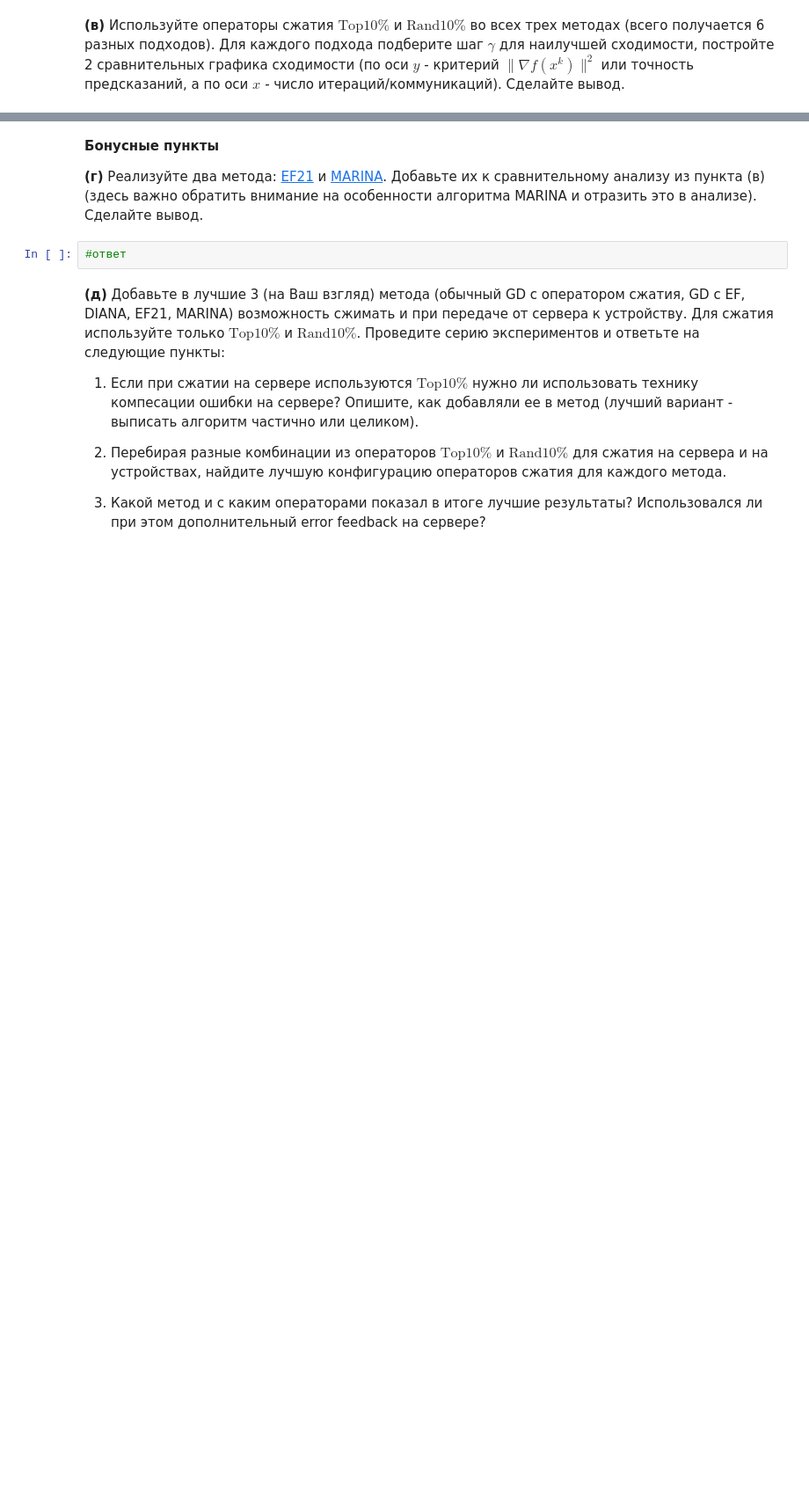
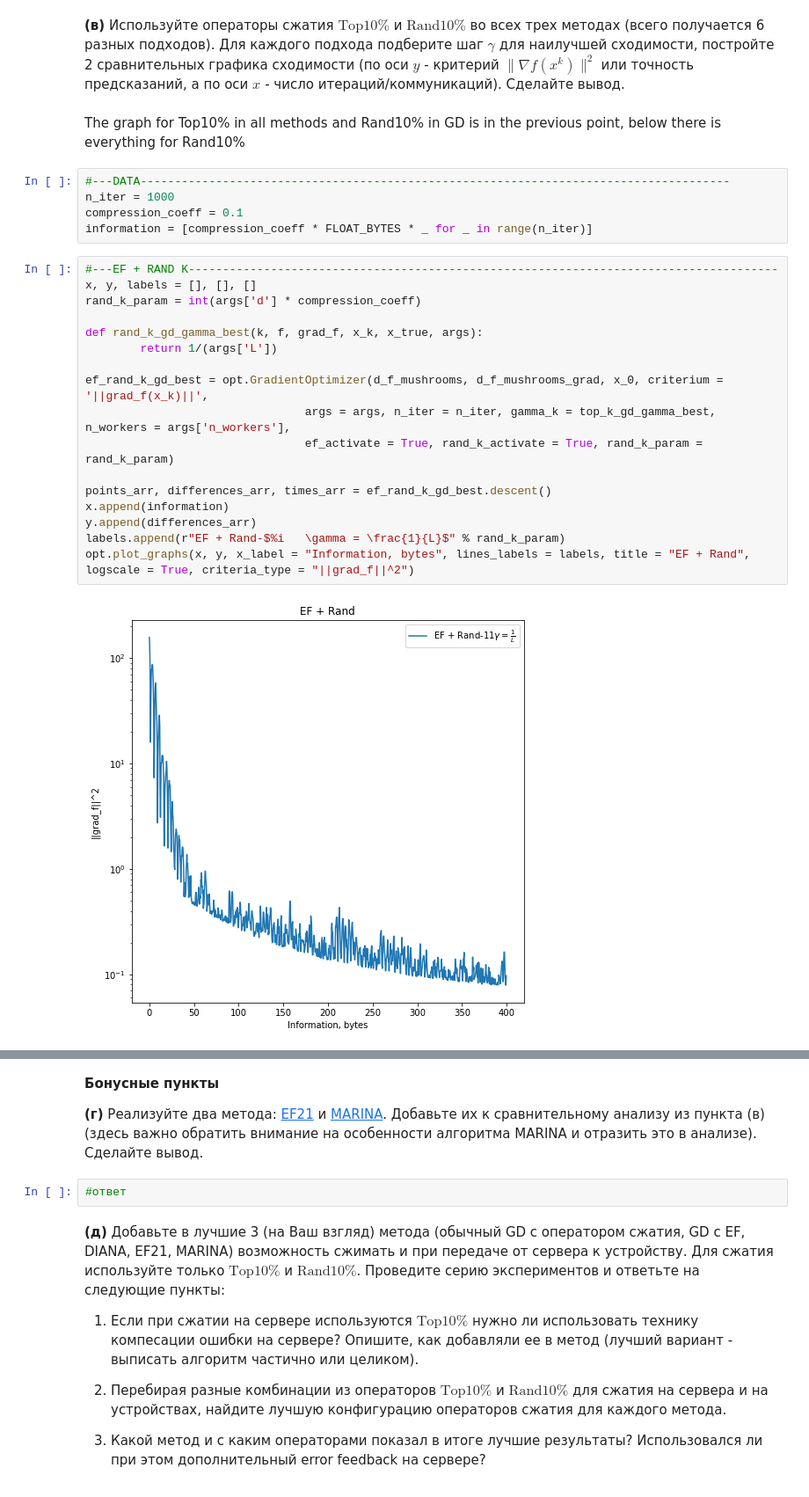
Before and after one commit to k2a07/MIPT-homeworks, a Jupyter notebook: Acharya_Kirill_Optimization_HW_7.ipynb, the cells around one changed output, grey strips where cells are left out. Shown at 88% size. Drawn from its saved outputs; the diff is of its cells as text; blank space fills up the shorter version.

```diff
--- a/Acharya_Kirill_Optimization_HW_7.ipynb
+++ b/Acharya_Kirill_Optimization_HW_7.ipynb
@@ -281,3 +281,29 @@ opt.plot_graphs(x, y, x_label = "Information, bytes", lines_labels = labels, tit
 # %% [markdown]
 __(в)__ Используйте операторы сжатия $\text{Top}10\%$ и $\text{Rand}10\%$ во всех трех методах (всего получается 6 разных подходов). Для каждого подхода подберите шаг $\gamma$ для наилучшей сходимости, постройте 2 сравнительных графика сходимости (по оси $y$ - критерий $\| \nabla f(x^k)\|^2$ или точность предсказаний, а по оси $x$ - число итераций/коммуникаций). Сделайте вывод.
+# %% [markdown]
+The graph for Top10% in all methods and Rand10% in GD is in the previous point, below there is everything for Rand10%
+# %%
+#---DATA--------------------------------------------------------------------------------------
+n_iter = 1000
+compression_coeff = 0.1
+information = [compression_coeff * FLOAT_BYTES * _ for _ in range(n_iter)]
+# %%
+#---EF + RAND K--------------------------------------------------------------------------------------
+x, y, labels = [], [], []
+rand_k_param = int(args['d'] * compression_coeff)
+
+def rand_k_gd_gamma_best(k, f, grad_f, x_k, x_true, args):
+        return 1/(args['L'])
+
+ef_rand_k_gd_best = opt.GradientOptimizer(d_f_mushrooms, d_f_mushrooms_grad, x_0, criterium = '||grad_f(x_k)||',
+                                args = args, n_iter = n_iter, gamma_k = top_k_gd_gamma_best, n_workers = args['n_workers'],
+                                ef_activate = True, rand_k_activate = True, rand_k_param =  rand_k_param)
+
+points_arr, differences_arr, times_arr = ef_rand_k_gd_best.descent()
+x.append(information)
+y.append(differences_arr)
+labels.append(r"EF + Rand-$%i   \gamma = \frac{1}{L}$" % rand_k_param)
+opt.plot_graphs(x, y, x_label = "Information, bytes", lines_labels = labels, title = "EF + Rand", logscale = True, criteria_type = "||grad_f||^2")
+# %% [output]
+[figure, added]
 # %%
```
Also changed, not shown: parts of 5 cells of this notebook, 1 other file.
